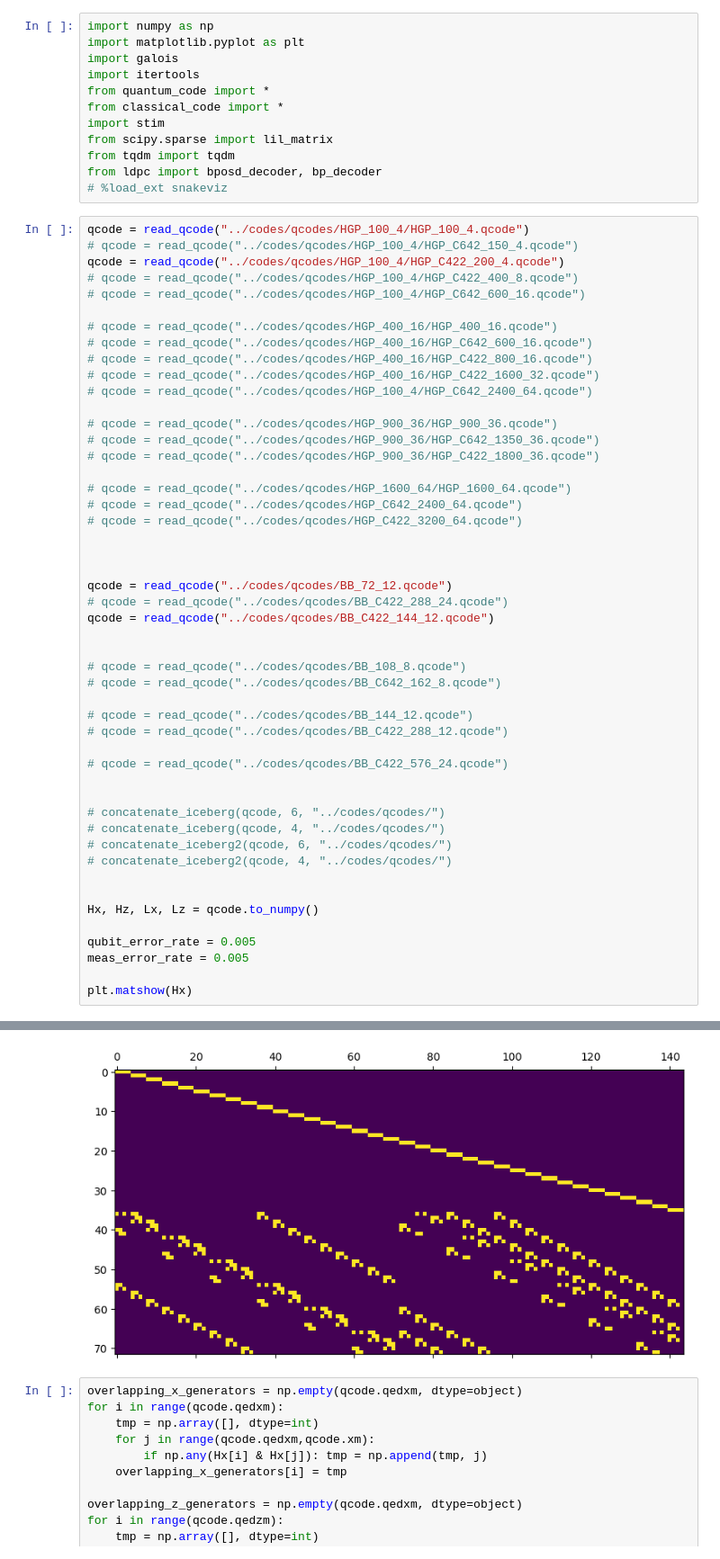
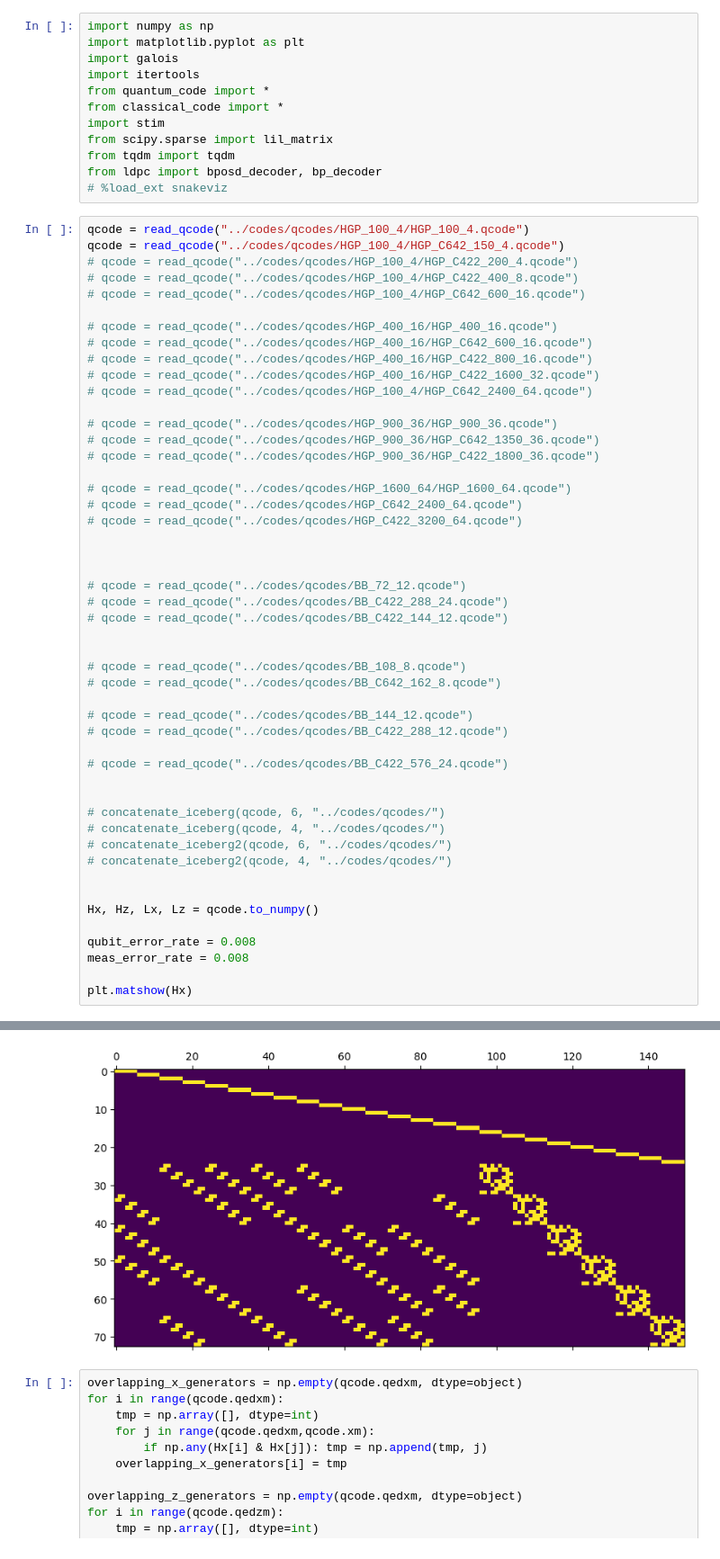
Before and after one commit to noahberthusen/adaptive_qec, a Jupyter notebook: notebooks/circuit_level.ipynb, the cells around one changed output, grey strips where cells are left out. Shown at 90% size. Cells and saved outputs as stored; diff of their text form.

```diff
--- a/notebooks/circuit_level.ipynb
+++ b/notebooks/circuit_level.ipynb
@@ -12,8 +12,8 @@ from ldpc import bposd_decoder, bp_decoder
 # %load_ext snakeviz
 # %%
 qcode = read_qcode("../codes/qcodes/HGP_100_4/HGP_100_4.qcode")
-# qcode = read_qcode("../codes/qcodes/HGP_100_4/HGP_C642_150_4.qcode")
-qcode = read_qcode("../codes/qcodes/HGP_100_4/HGP_C422_200_4.qcode")
+qcode = read_qcode("../codes/qcodes/HGP_100_4/HGP_C642_150_4.qcode")
+# qcode = read_qcode("../codes/qcodes/HGP_100_4/HGP_C422_200_4.qcode")
 # qcode = read_qcode("../codes/qcodes/HGP_100_4/HGP_C422_400_8.qcode")
 # qcode = read_qcode("../codes/qcodes/HGP_100_4/HGP_C642_600_16.qcode")
 
@@ -30,38 +30,38 @@ qcode = read_qcode("../codes/qcodes/HGP_100_4/HGP_C422_200_4.qcode")
 # qcode = read_qcode("../codes/qcodes/HGP_1600_64/HGP_1600_64.qcode")
 # qcode = read_qcode("../codes/qcodes/HGP_C642_2400_64.qcode")
 # qcode = read_qcode("../codes/qcodes/HGP_C422_3200_64.qcode")
 
 
 
-qcode = read_qcode("../codes/qcodes/BB_72_12.qcode")
+# qcode = read_qcode("../codes/qcodes/BB_72_12.qcode")
 # qcode = read_qcode("../codes/qcodes/BB_C422_288_24.qcode")
-qcode = read_qcode("../codes/qcodes/BB_C422_144_12.qcode")
+# qcode = read_qcode("../codes/qcodes/BB_C422_144_12.qcode")
 
 
 # qcode = read_qcode("../codes/qcodes/BB_108_8.qcode")
 # qcode = read_qcode("../codes/qcodes/BB_C642_162_8.qcode")
 
 # qcode = read_qcode("../codes/qcodes/BB_144_12.qcode")
 # qcode = read_qcode("../codes/qcodes/BB_C422_288_12.qcode")
 
 # qcode = read_qcode("../codes/qcodes/BB_C422_576_24.qcode")
 
 
 # concatenate_iceberg(qcode, 6, "../codes/qcodes/")
 # concatenate_iceberg(qcode, 4, "../codes/qcodes/")
 # concatenate_iceberg2(qcode, 6, "../codes/qcodes/")
 # concatenate_iceberg2(qcode, 4, "../codes/qcodes/")
 
 
 Hx, Hz, Lx, Lz = qcode.to_numpy()
 
-qubit_error_rate = 0.005
-meas_error_rate = 0.005
+qubit_error_rate = 0.008
+meas_error_rate = 0.008
 
 plt.matshow(Hx)
 # %% [output]
 <matplotlib.image.AxesImage at 0x...>
-[figure, old version]
+[figure, new version]
 # %%
 overlapping_x_generators = np.empty(qcode.qedxm, dtype=object)
 for i in range(qcode.qedxm):
```
Also changed, not shown: parts of 8 cells of this notebook, 2 other files.
